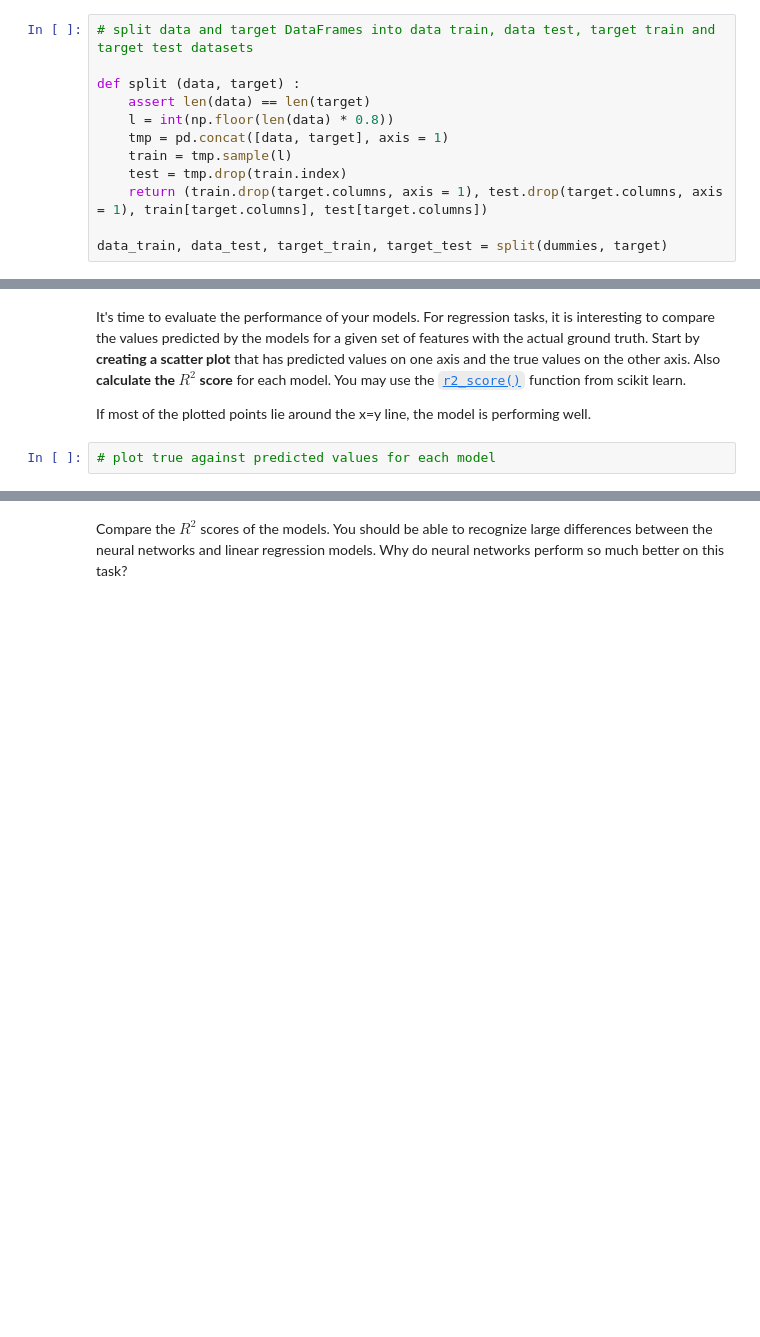
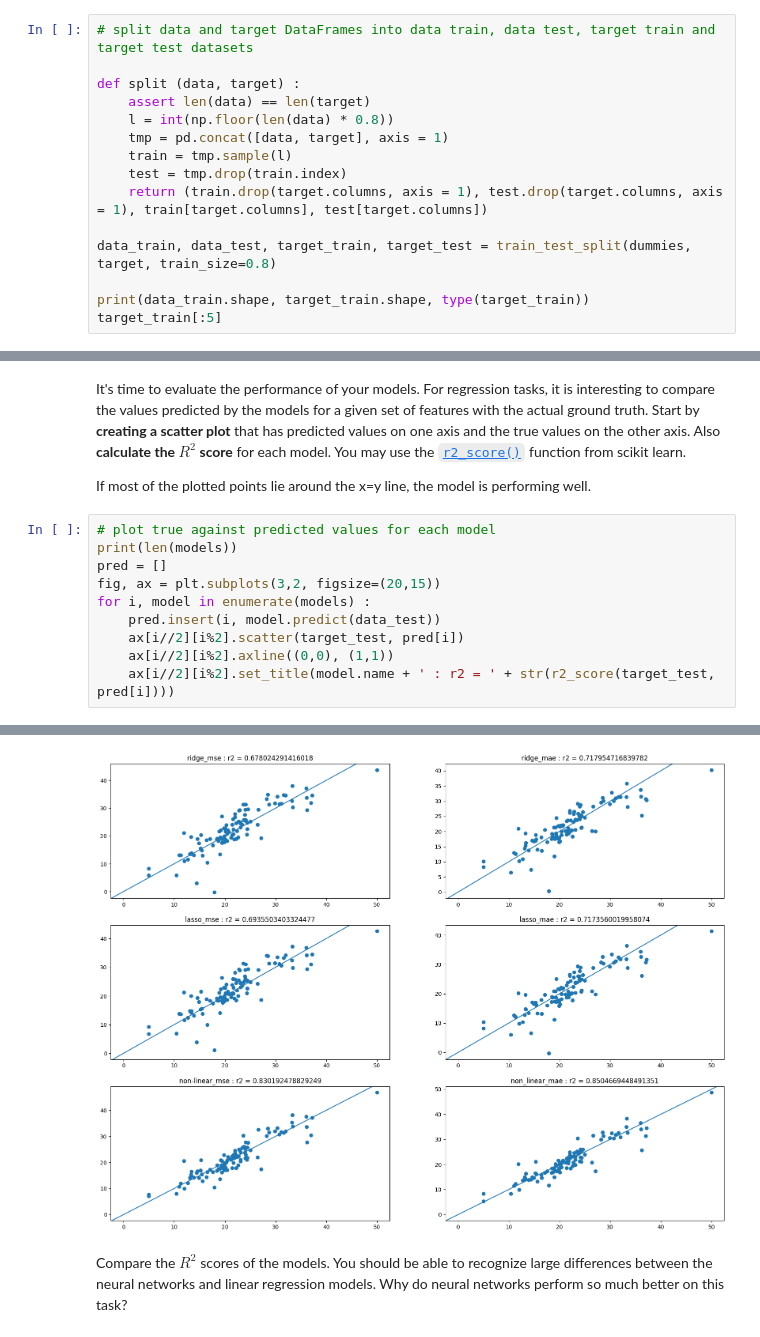
Before and after one commit to DaBauer/CAPrivacy, a Jupyter notebook: 004-regression/004_exercise4_students.ipynb, the cells around one changed output, grey strips where cells are left out. Cells and saved outputs as stored; diff of their text form; blank space fills up the shorter version.

```diff
--- a/004-regression/004_exercise4_students.ipynb
+++ b/004-regression/004_exercise4_students.ipynb
@@ -198,4 +195,7 @@ def split (data, target) :
     test = tmp.drop(train.index)
     return (train.drop(target.columns, axis = 1), test.drop(target.columns, axis = 1), train[target.columns], test[target.columns])
 
-data_train, data_test, target_train, target_test = split(dummies, target)
+data_train, data_test, target_train, target_test = train_test_split(dummies, target, train_size=0.8)
+
+print(data_train.shape, target_train.shape, type(target_train))
+target_train[:5]
@@ -214,3 +281,12 @@ It's time to evaluate the performance of your models. For regression tasks, it i
 If most of the plotted points lie around the x=y line, the model is performing well.
 # %%
 # plot true against predicted values for each model
+print(len(models))
+pred = []
+fig, ax = plt.subplots(3,2, figsize=(20,15))
+for i, model in enumerate(models) :
+    pred.insert(i, model.predict(data_test))
+    ax[i//2][i%2].scatter(target_test, pred[i])
+    ax[i//2][i%2].axline((0,0), (1,1))
+    ax[i//2][i%2].set_title(model.name + ' : r2 = ' + str(r2_score(target_test, pred[i])))
+# %% [output]
@@ -217,3 +300,4 @@ If most of the plotted points lie around the x=y line, the model is performing w
+[figure, added]
 # %% [markdown]
 Compare the $R^2$ scores of the models. You should be able to recognize large differences between the neural networks and linear regression models. Why do neural networks perform so much better on this task?
 # %% [markdown]
```
Also changed, not shown: parts of 9 cells of this notebook.
